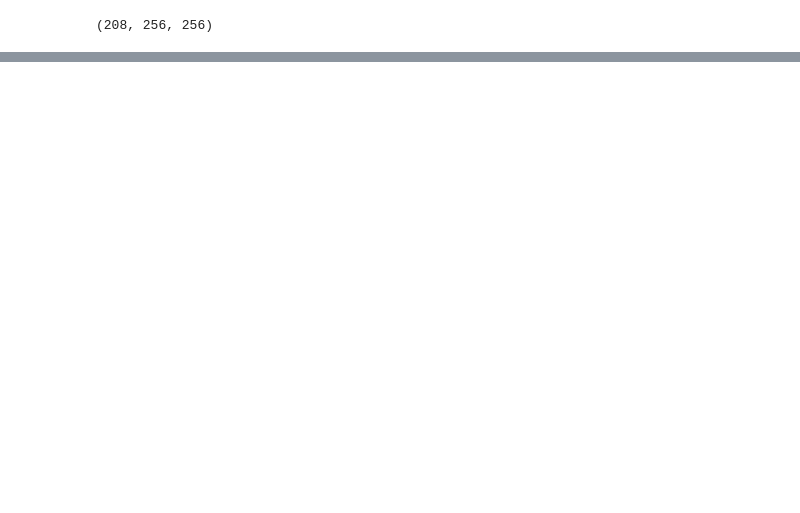
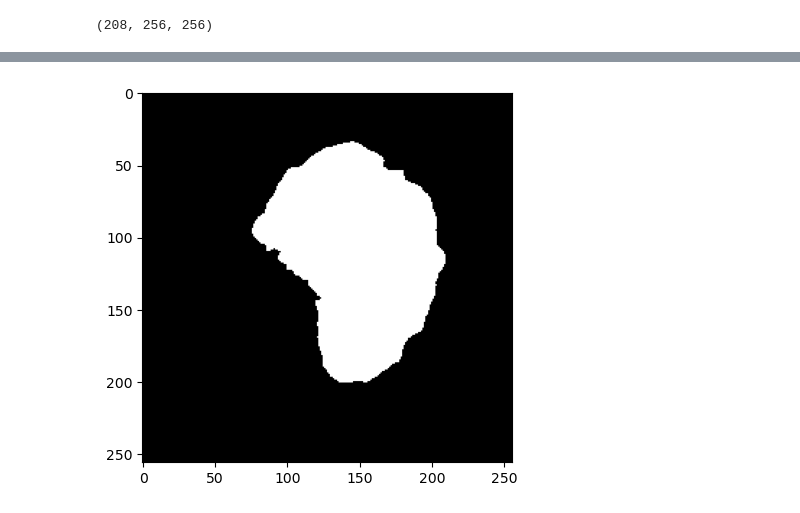
Before and after one commit to DanielEdvardsen/EiT-Group5, a Jupyter notebook: src/test.ipynb, the cells around one changed output, grey strips where cells are left out. Saved outputs shown, nothing was run; the diff lists cells and outputs as text; code cells hidden in the pictures; blank space fills up the shorter version.

```diff
--- a/src/test.ipynb
+++ b/src/test.ipynb
@@ -37,0 +17,8 @@ data3_norm = data3 / 255.0
+# %%
+data = epi_img_data[100, :, :]
+min_val = np.min(data)
+max_val = np.max(data)
+if np.unique(data).size > 1:
+    normalized_data = (data - min_val) / (max_val - min_val) * 256
+plt.imshow(normalized_data, cmap='gray')
+plt.show()
@@ -37,0 +27,7 @@ data3_norm = data3 / 255.0
+# %%
+_, binary_image = cv.threshold(normalized_data, 1, 255, cv.THRESH_BINARY)
+binary_image = binary_image > 0
+plt.imshow(binary_image, cmap='gray')
+plt.show()
+# %% [output]
+[figure, added]
```
Also changed, not shown: parts of 22 cells of this notebook, 2 other files.
